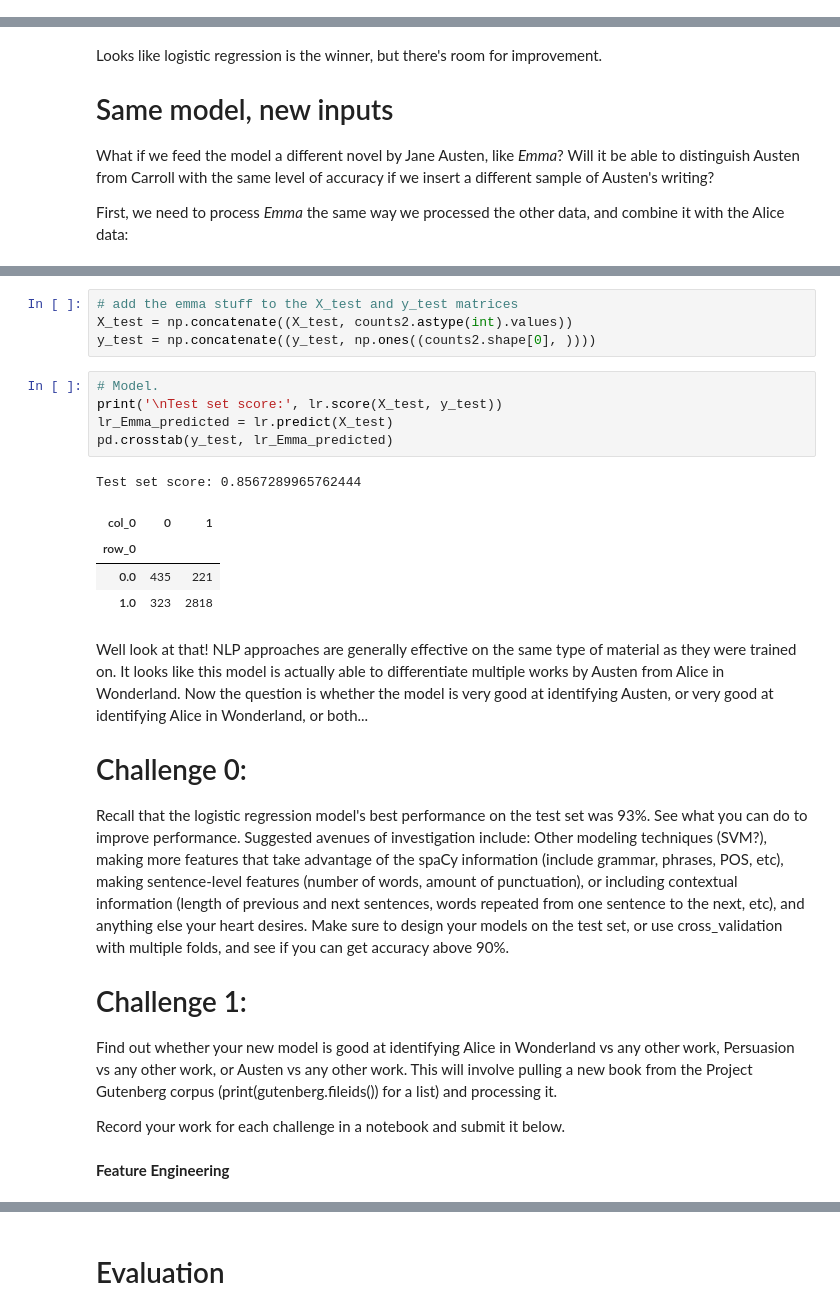
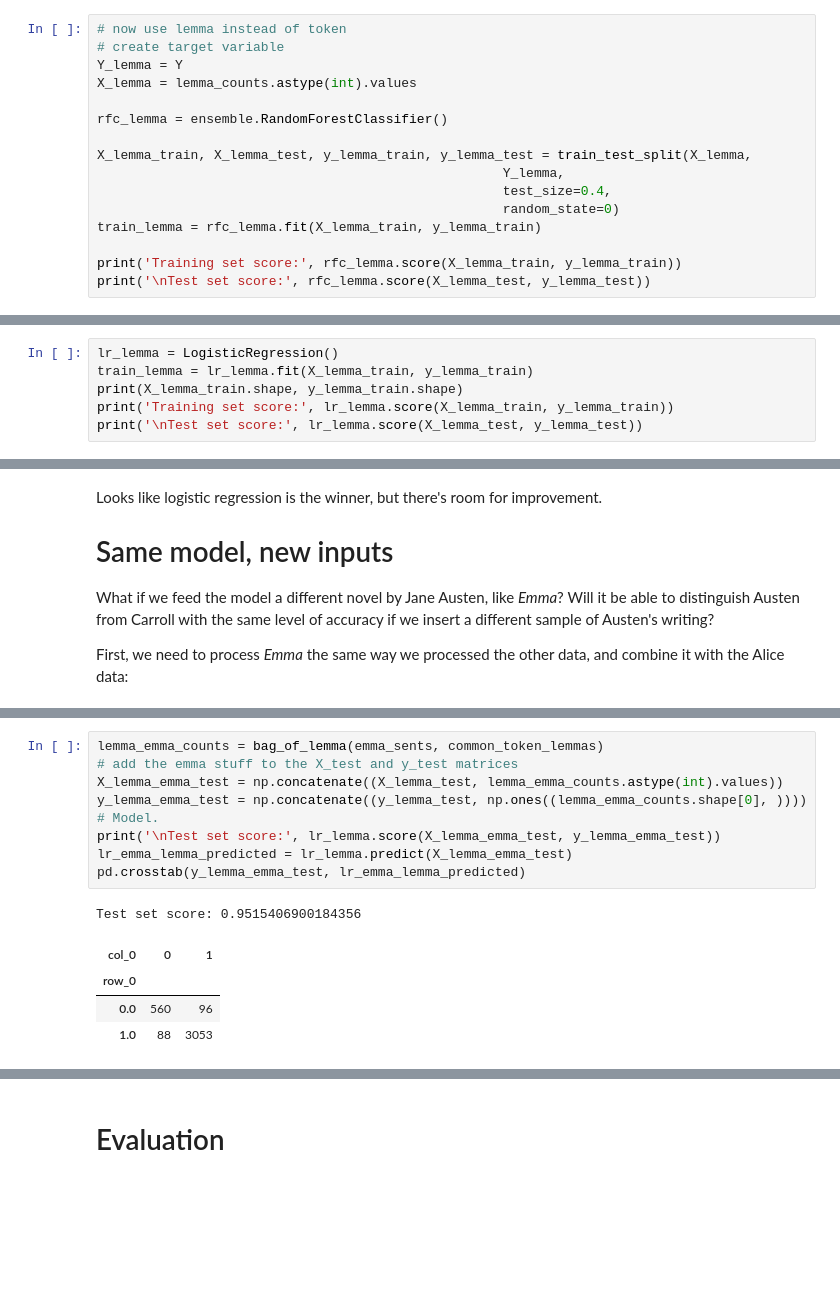
Before and after one commit to mkm29/DataScience, a Jupyter notebook: thinkful/unit/4/4/4.4.2+Supervised+NLP.ipynb, the cells around one changed output, grey strips where cells are left out. Cells and saved outputs as stored; diff of their text form; blank space fills up the shorter version.

Commit message:
Final revision: lemmatization and good SVC.

```diff
--- a/thinkful/unit/4/4/4.4.2+Supervised+NLP.ipynb
+++ b/thinkful/unit/4/4/4.4.2+Supervised+NLP.ipynb
@@ -151,0 +268,16 @@ Test set score: 0.7659774436090225
+# %%
+# now use lemma instead of token
+# create target variable
+Y_lemma = Y
+X_lemma = lemma_counts.astype(int).values
+
+rfc_lemma = ensemble.RandomForestClassifier()
+
+X_lemma_train, X_lemma_test, y_lemma_train, y_lemma_test = train_test_split(X_lemma,
+                                                    Y_lemma,
+                                                    test_size=0.4,
+                                                    random_state=0)
+train_lemma = rfc_lemma.fit(X_lemma_train, y_lemma_train)
+
+print('Training set score:', rfc_lemma.score(X_lemma_train, y_lemma_train))
+print('\nTest set score:', rfc_lemma.score(X_lemma_test, y_lemma_test))
@@ -174,2 +308,8 @@ Training set score: 0.9206896551724137
 
 Test set score: 0.8369360902255639
+# %%
+lr_lemma = LogisticRegression()
+train_lemma = lr_lemma.fit(X_lemma_train, y_lemma_train)
+print(X_lemma_train.shape, y_lemma_train.shape)
+print('Training set score:', lr_lemma.score(X_lemma_train, y_lemma_train))
+print('\nTest set score:', lr_lemma.score(X_lemma_test, y_lemma_test))
@@ -233,28 +402,15 @@ Processing row 1500
 # %%
+lemma_emma_counts = bag_of_lemma(emma_sents, common_token_lemmas)
 # add the emma stuff to the X_test and y_test matrices
-X_test = np.concatenate((X_test, counts2.astype(int).values))
-y_test = np.concatenate((y_test, np.ones((counts2.shape[0], ))))
+X_lemma_emma_test = np.concatenate((X_lemma_test, lemma_emma_counts.astype(int).values))
+y_lemma_emma_test = np.concatenate((y_lemma_test, np.ones((lemma_emma_counts.shape[0], ))))
+# Model.
+print('\nTest set score:', lr_lemma.score(X_lemma_emma_test, y_lemma_emma_test))
+lr_emma_lemma_predicted = lr_lemma.predict(X_lemma_emma_test)
+pd.crosstab(y_lemma_emma_test, lr_emma_lemma_predicted)
+# %% [output]
+Test set score: 0.9515406900184356
+| col_0 | 0 | 1 |
+| row_0 |  |  |
+| 0.0 | 560 | 96 |
+| 1.0 | 88 | 3053 |
-# %%
-# Model.
-print('\nTest set score:', lr.score(X_test, y_test))
-lr_Emma_predicted = lr.predict(X_test)
-pd.crosstab(y_test, lr_Emma_predicted)
-# %% [output]
-Test set score: 0.8567289965762444
-| col_0 | 0 | 1 |
-| row_0 |  |  |
-| 0.0 | 435 | 221 |
-| 1.0 | 323 | 2818 |
-# %% [markdown]
-Well look at that!  NLP approaches are generally effective on the same type of material as they were trained on. It looks like this model is actually able to differentiate multiple works by Austen from Alice in Wonderland.  Now the question is whether the model is very good at identifying Austen, or very good at identifying Alice in Wonderland, or both...
-
-# Challenge 0:
-
-Recall that the logistic regression model's best performance on the test set was 93%.  See what you can do to improve performance.  Suggested avenues of investigation include: Other modeling techniques (SVM?), making more features that take advantage of the spaCy information (include grammar, phrases, POS, etc), making sentence-level features (number of words, amount of punctuation), or including contextual information (length of previous and next sentences, words repeated from one sentence to the next, etc), and anything else your heart desires.  Make sure to design your models on the test set, or use cross_validation with multiple folds, and see if you can get accuracy above 90%.
-
-# Challenge 1:
-Find out whether your new model is good at identifying Alice in Wonderland vs any other work, Persuasion vs any other work, or Austen vs any other work.  This will involve pulling a new book from the Project Gutenberg corpus (print(gutenberg.fileids()) for a list) and processing it.
-
-Record your work for each challenge in a notebook and submit it below.
-# %% [markdown]
-**Feature Engineering**
```
Also changed, not shown: parts of 53 cells of this notebook.
